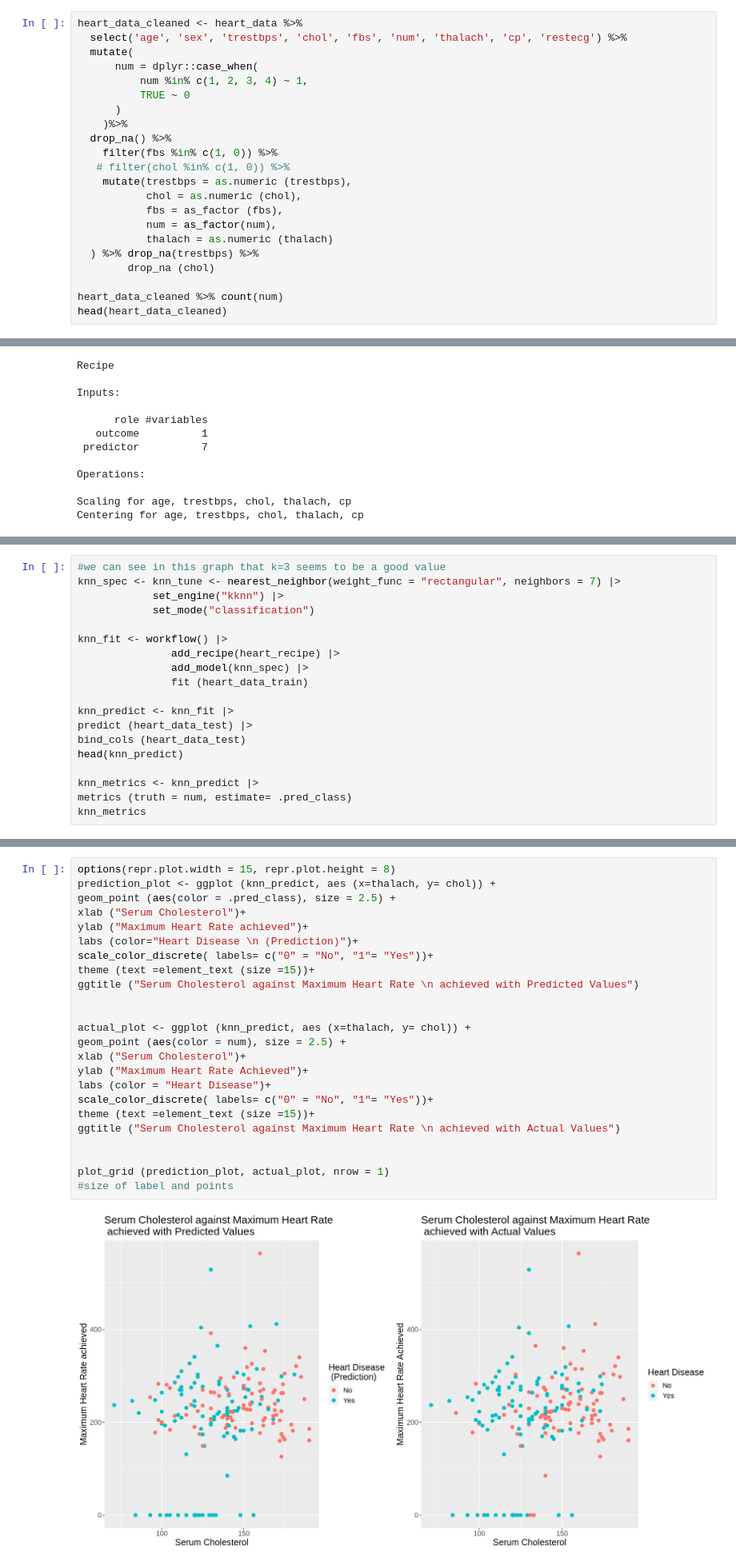
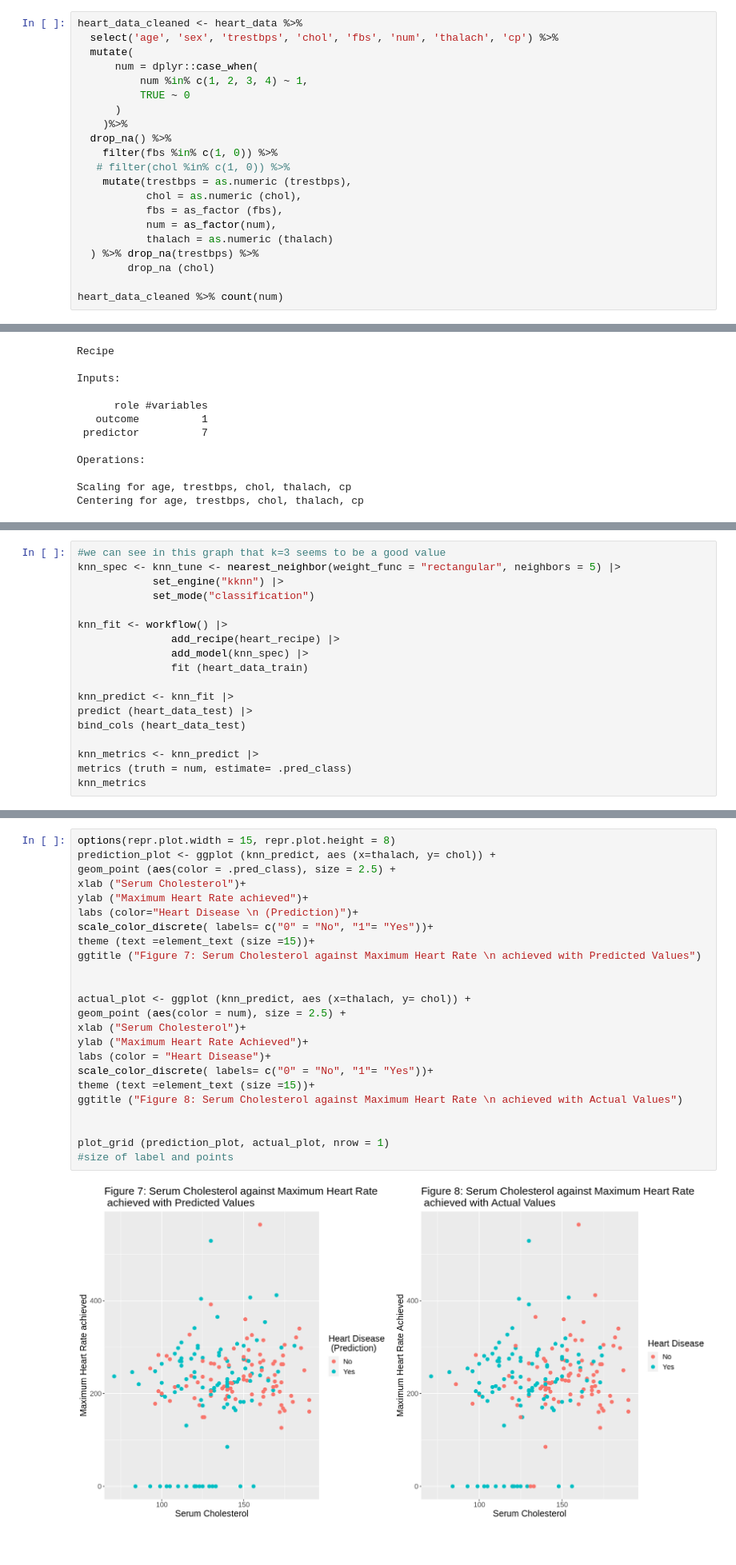
Before and after one commit to rebeccawuu/toy_ds_project, a Jupyter notebook: FinalProject (1).ipynb, the cells around one changed output, grey strips where cells are left out. Shown at 80% size. Drawn from its saved outputs; the diff is of its cells as text.

```diff
--- a/FinalProject (1).ipynb
+++ b/FinalProject (1).ipynb
@@ -53,7 +62,7 @@ dbl (5): X1, X2, X3, X7, X14
 ℹ Specify the column types or set `show_col_types = FALSE` to quiet this message.
 # %%
 heart_data_cleaned <- heart_data %>%
-  select('age', 'sex', 'trestbps', 'chol', 'fbs', 'num', 'thalach', 'cp', 'restecg') %>%
+  select('age', 'sex', 'trestbps', 'chol', 'fbs', 'num', 'thalach', 'cp') %>%
   mutate(
       num = dplyr::case_when(
           num %in% c(1, 2, 3, 4) ~ 1,
@@ -72,7 +81,6 @@ heart_data_cleaned <- heart_data %>%
         drop_na (chol)
 
 heart_data_cleaned %>% count(num)
-head(heart_data_cleaned)
 # %% [output]
 Warning message in mask$eval_all_mutate(quo):
 “NAs introduced by coercion”
@@ -150,6 +311,6 @@ accuracy_plot
 # %%
 #we can see in this graph that k=3 seems to be a good value
-knn_spec <- knn_tune <- nearest_neighbor(weight_func = "rectangular", neighbors = 7) |>
+knn_spec <- knn_tune <- nearest_neighbor(weight_func = "rectangular", neighbors = 5) |>
             set_engine("kknn") |>
             set_mode("classification")
 
@@ -161,7 +322,6 @@ knn_fit <- workflow() |>
 knn_predict <- knn_fit |>
 predict (heart_data_test) |>
 bind_cols (heart_data_test)
-head(knn_predict)
 
 knn_metrics <- knn_predict |>
 metrics (truth = num, estimate= .pred_class)
@@ -194,29 +347,29 @@ Prediction  0  1
 # %%
 options(repr.plot.width = 15, repr.plot.height = 8)
 prediction_plot <- ggplot (knn_predict, aes (x=thalach, y= chol)) +
 geom_point (aes(color = .pred_class), size = 2.5) +
 xlab ("Serum Cholesterol")+
 ylab ("Maximum Heart Rate achieved")+
 labs (color="Heart Disease \n (Prediction)")+
 scale_color_discrete( labels= c("0" = "No", "1"= "Yes"))+
 theme (text =element_text (size =15))+
-ggtitle ("Serum Cholesterol against Maximum Heart Rate \n achieved with Predicted Values")
+ggtitle ("Figure 7: Serum Cholesterol against Maximum Heart Rate \n achieved with Predicted Values")
 
 
 actual_plot <- ggplot (knn_predict, aes (x=thalach, y= chol)) +
 geom_point (aes(color = num), size = 2.5) +
 xlab ("Serum Cholesterol")+
 ylab ("Maximum Heart Rate Achieved")+
 labs (color = "Heart Disease")+
 scale_color_discrete( labels= c("0" = "No", "1"= "Yes"))+
 theme (text =element_text (size =15))+
-ggtitle ("Serum Cholesterol against Maximum Heart Rate \n achieved with Actual Values")
+ggtitle ("Figure 8: Serum Cholesterol against Maximum Heart Rate \n achieved with Actual Values")
 
 
 plot_grid (prediction_plot, actual_plot, nrow = 1)
 #size of label and points
 # %% [output]
-[figure, old version]
+[figure, new version]
 # %%
 options(repr.plot.width = 15, repr.plot.height = 8)
 prediction_plot <- ggplot (knn_predict, aes (x=age, y= trestbps)) +
```
Also changed, not shown: parts of 20 cells of this notebook.
